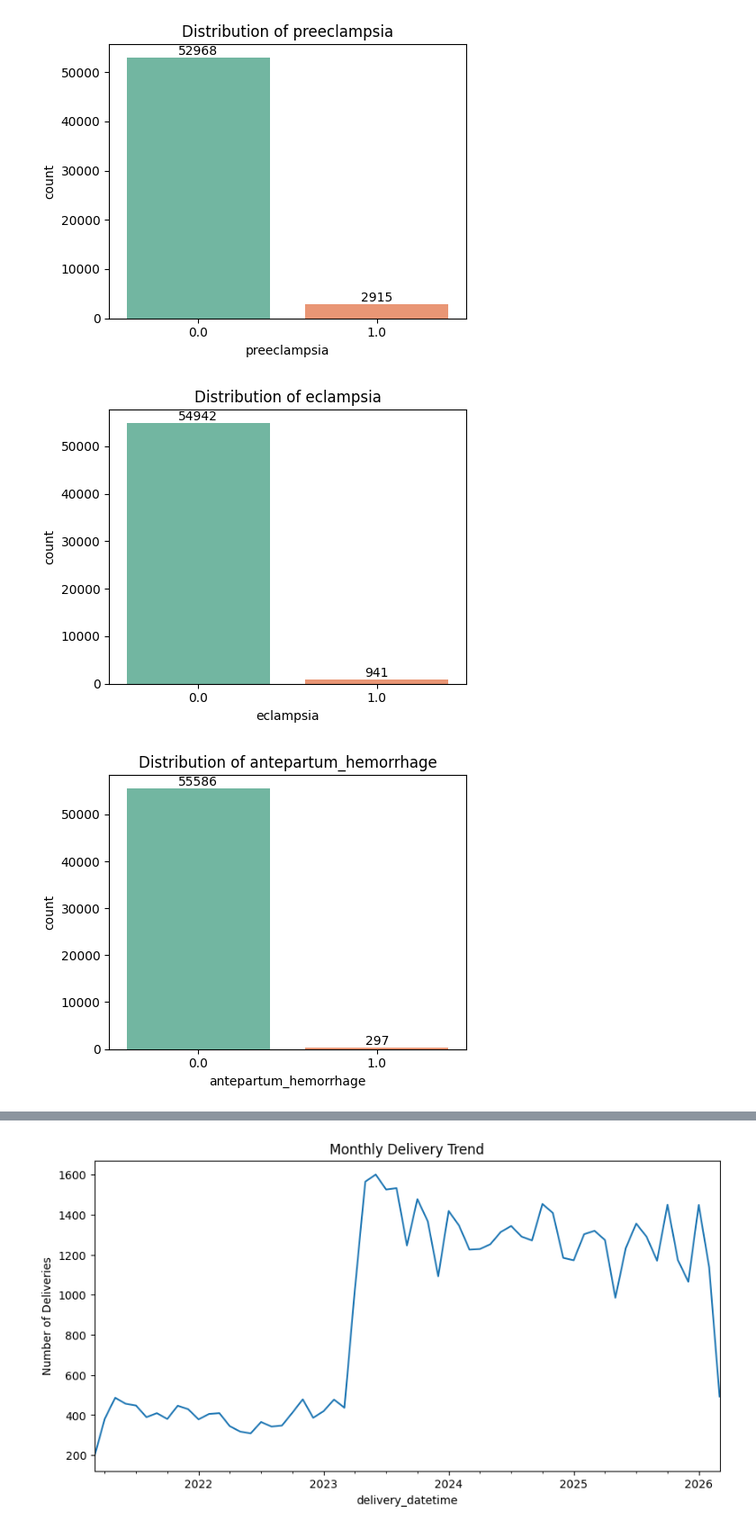
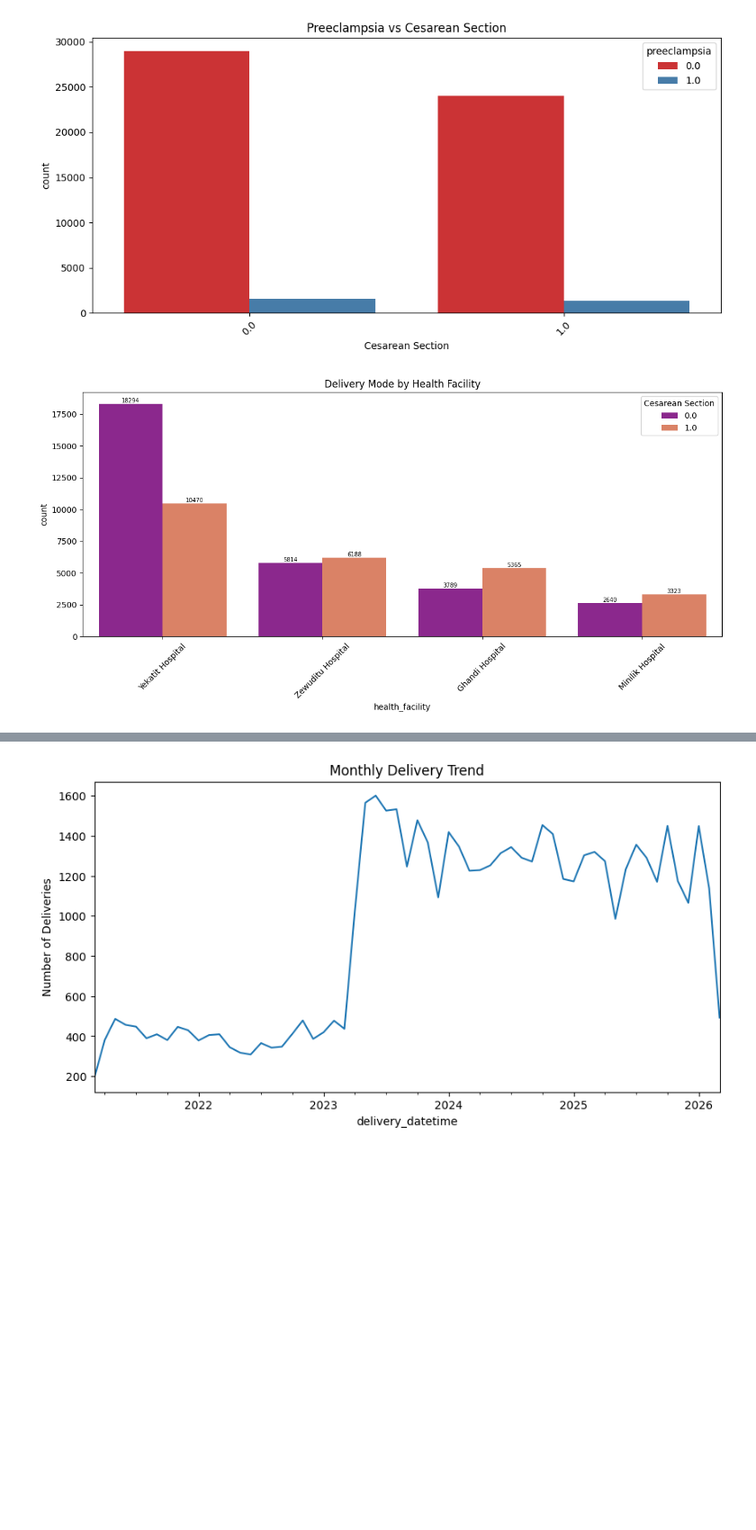
Before and after one commit to DegaregeN/mode_of_delivery-, a Jupyter notebook: notebook/01_data_exploration.ipynb, the cells around one changed output, grey strips where cells are left out. Shown at 90% size. Saved outputs shown, nothing was run; the diff lists cells and outputs as text; code cells hidden in the pictures; blank space fills up the shorter version.

```diff
--- a/notebook/01_data_exploration.ipynb
+++ b/notebook/01_data_exploration.ipynb
@@ -32,12 +32,12 @@ memory usage: 13.2+ MB
 # %%
 plt.figure(figsize=(6,5))
 
-ax = sns.countplot(x='delivery_mode', data=df, palette='Set2')
+ax = sns.countplot(x='Cesarean Section', data=df, palette='Set2')
 
 for container in ax.containers:
     ax.bar_label(container)
 
-plt.title("Distribution of Delivery Mode")
+plt.title("Distribution of Cesarean Section")
 plt.xticks(rotation=45)
 plt.tight_layout()
 plt.show()
@@ -88,18 +135,38 @@ for col in vitals:
+# %%
+plt.figure(figsize=(10,5))
+
+sns.countplot(
+    x='Cesarean Section',
+    hue='preeclampsia',
+    data=df,
+    palette='Set1'
+)
+
+plt.title("Preeclampsia vs Cesarean Section")
+plt.xticks(rotation=45)
+plt.tight_layout()
+plt.show()
+# %% [output]
+[figure, added]
 # %%
-conditions = ['preeclampsia', 'eclampsia', 'antepartum_hemorrhage']
+plt.figure(figsize=(12,6))
 
-for col in conditions:
-    plt.figure(figsize=(5,4))
+order = df['health_facility'].value_counts().index
 
-    ax = sns.countplot(x=col, data=df, palette='Set2')
+ax = sns.countplot(
+    x='health_facility',
+    hue='Cesarean Section',
+    data=df,
+    order=order,
+    palette='plasma'
+)
 
-    for container in ax.containers:
-        ax.bar_label(container)
+for container in ax.containers:
+    ax.bar_label(container, fontsize=7)
 
-    plt.title(f"Distribution of {col}")
-    plt.tight_layout()
-    plt.show()
+plt.xticks(rotation=45)
+plt.title("Delivery Mode by Health Facility")
+plt.tight_layout()
+plt.show()
 # %% [output]
-[figure, old version]
+[figure, new version]
-[figure, removed]
-[figure, removed]
```
Also changed, not shown: parts of 15 cells of this notebook, 2 other files.
